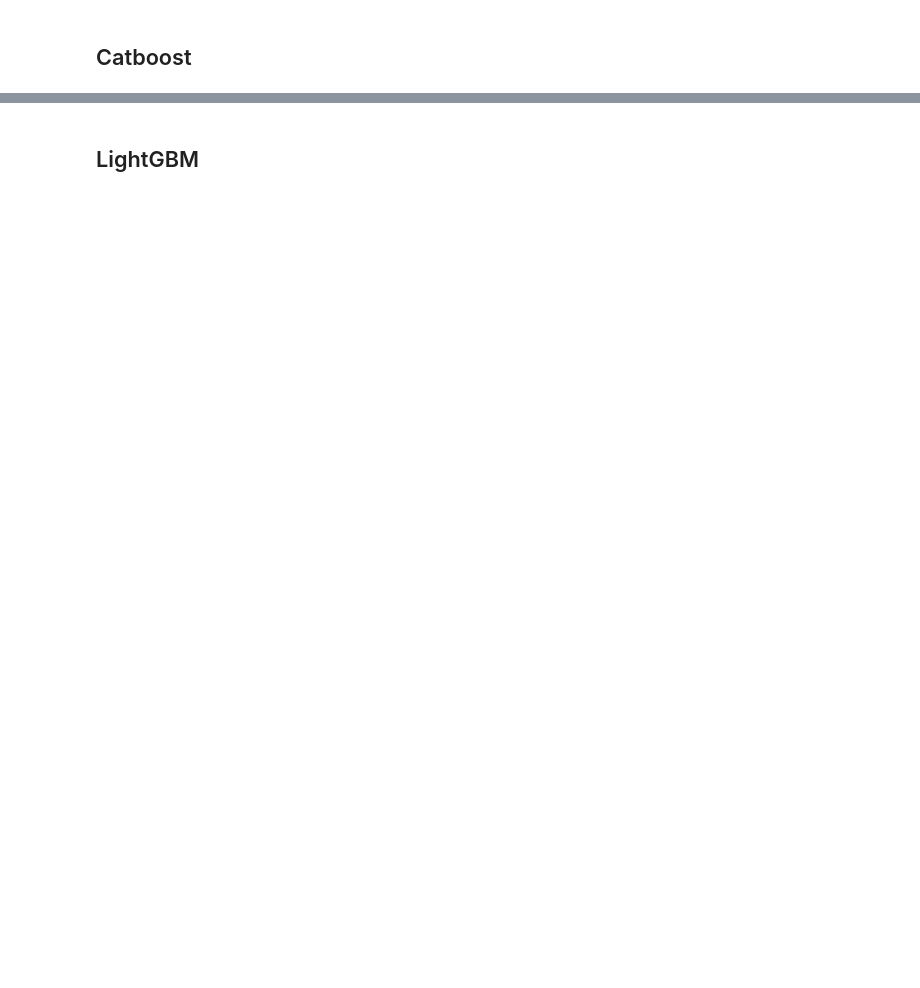
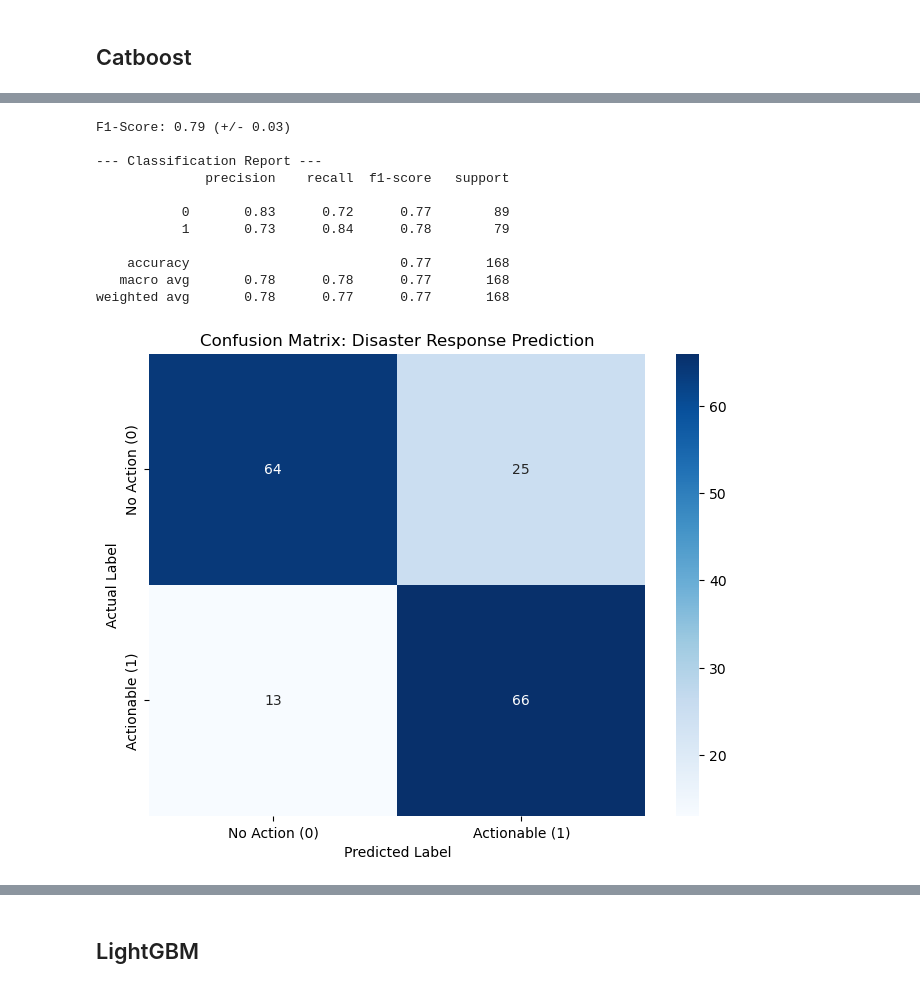
Before and after one commit to itsqal/LIK-disaster-risk-modeling, a Jupyter notebook: comparison_modeling.ipynb, the cells around one changed output, grey strips where cells are left out. Saved outputs shown, nothing was run; the diff lists cells and outputs as text; code cells hidden in the pictures; blank space fills up the shorter version.

```diff
--- a/comparison_modeling.ipynb
+++ b/comparison_modeling.ipynb
@@ -330,0 +458,16 @@ best_cat.save_model('models/cat_behavioural.json')
+# %%
+# Evaluate the 25 split
+evaluate_model(cat_25, test_size=0.25, mean_score=mean_score_cat_25, std_score=std_score_cat_25)
+# %% [output]
+F1-Score: 0.79 (+/- 0.03)
+
+--- Classification Report ---
+              precision    recall  f1-score   support
+
+           0       0.83      0.72      0.77        89
+           1       0.73      0.84      0.78        79
+
+    accuracy                           0.77       168
+   macro avg       0.78      0.78      0.77       168
+weighted avg       0.78      0.77      0.77       168
+[figure, added]
```
Also changed, not shown: parts of 39 cells of this notebook, 3 other files.
